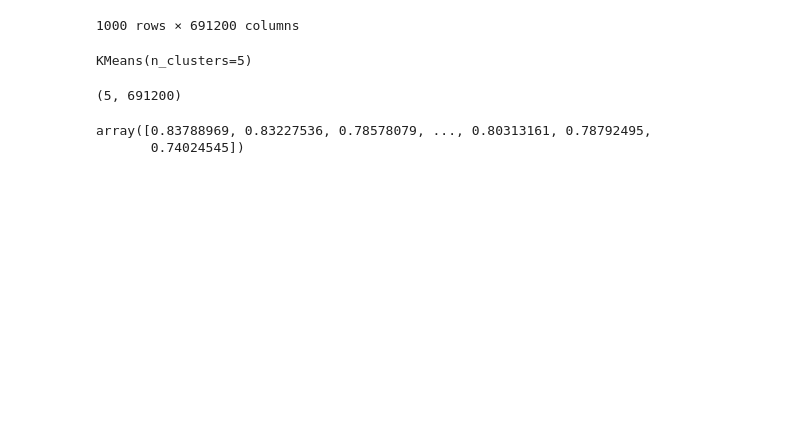
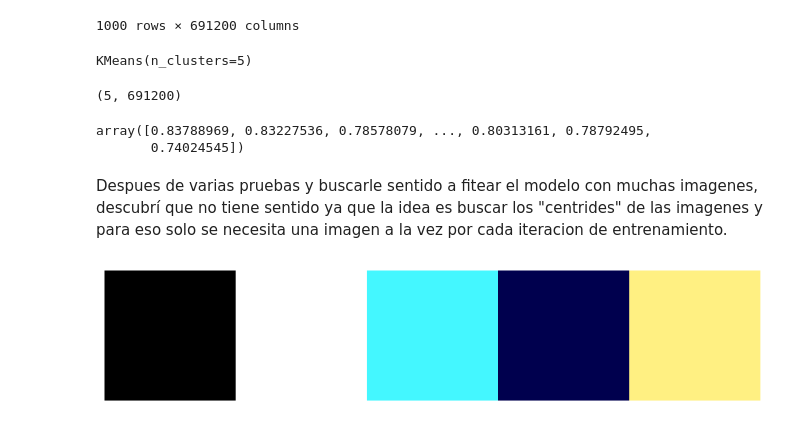
Before and after one commit to camarodriguezsal/MLnS, a Jupyter notebook: MiniProyecto1.ipynb, the cells around one changed output. Saved outputs shown, nothing was run; the diff lists cells and outputs as text; code cells hidden in the pictures; blank space fills up the shorter version.

```diff
--- a/MiniProyecto1.ipynb
+++ b/MiniProyecto1.ipynb
@@ -84,3 +84,42 @@ kmenas.cluster_centers_[0]
 # %% [output]
 array([0.83788969, 0.83227536, 0.78578079, ..., 0.80313161, 0.78792495,
        0.74024545])
+# %% [markdown]
+Despues de varias pruebas y buscarle sentido a fitear el modelo con muchas imagenes, descubrí que no tiene sentido
+ya que la idea es buscar los "centrides" de las imagenes y para eso solo se necesita una imagen a la vez por cada iteracion de entrenamiento.
+# %%
+# de la lista de imagenes, seleccionar una y hacer el respectivo analisis
+imagen = images[7]
+
+ima_1 = imagen.reshape(-1, 3)
+
+scaler = StandardScaler()
+normalized_imag = scaler.fit_transform(ima_1)
+# %%
+kmeans = KMeans(n_clusters=5)
+kmeans.fit(normalized_imag)
+
+
+#centroides
+colors = kmeans.cluster_centers_
+
+#Ccnvertir los colores a valores RGB de 0-255
+colors = np.clip(colors * 255, 0, 255).astype(int)
+# %%
+
+fig, ax = plt.subplots(figsize=(10, 2))
+
+
+for i, color in enumerate(colors):
+    ax.add_patch(plt.Rectangle((i, 0), 1, 1, fc=color/255))
+
+
+ax.set_xlim(0, len(colors))
+ax.set_ylim(0, 1)
+ax.axis('off')
+
+plt.show()
+
+# Uso
+# %% [output]
+[figure, added]
```
Also changed, not shown: parts of 2 cells of this notebook.
